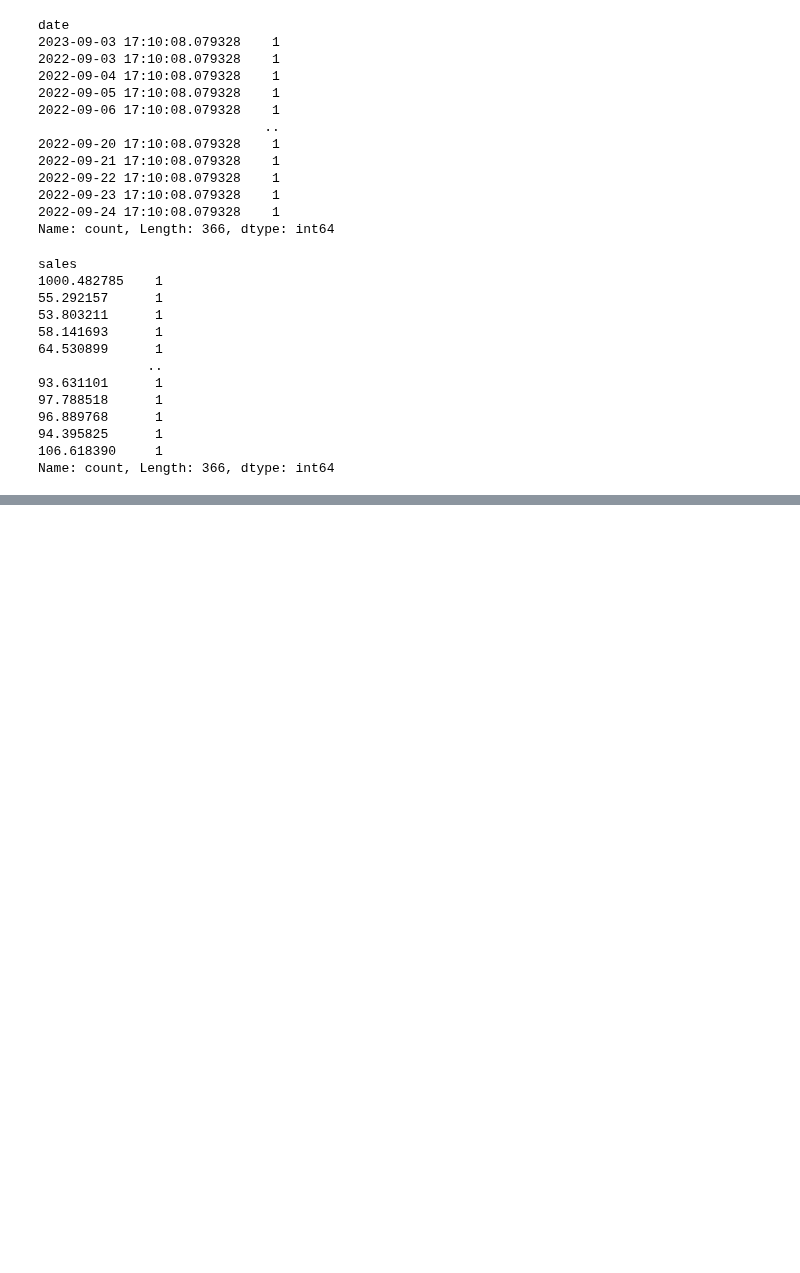
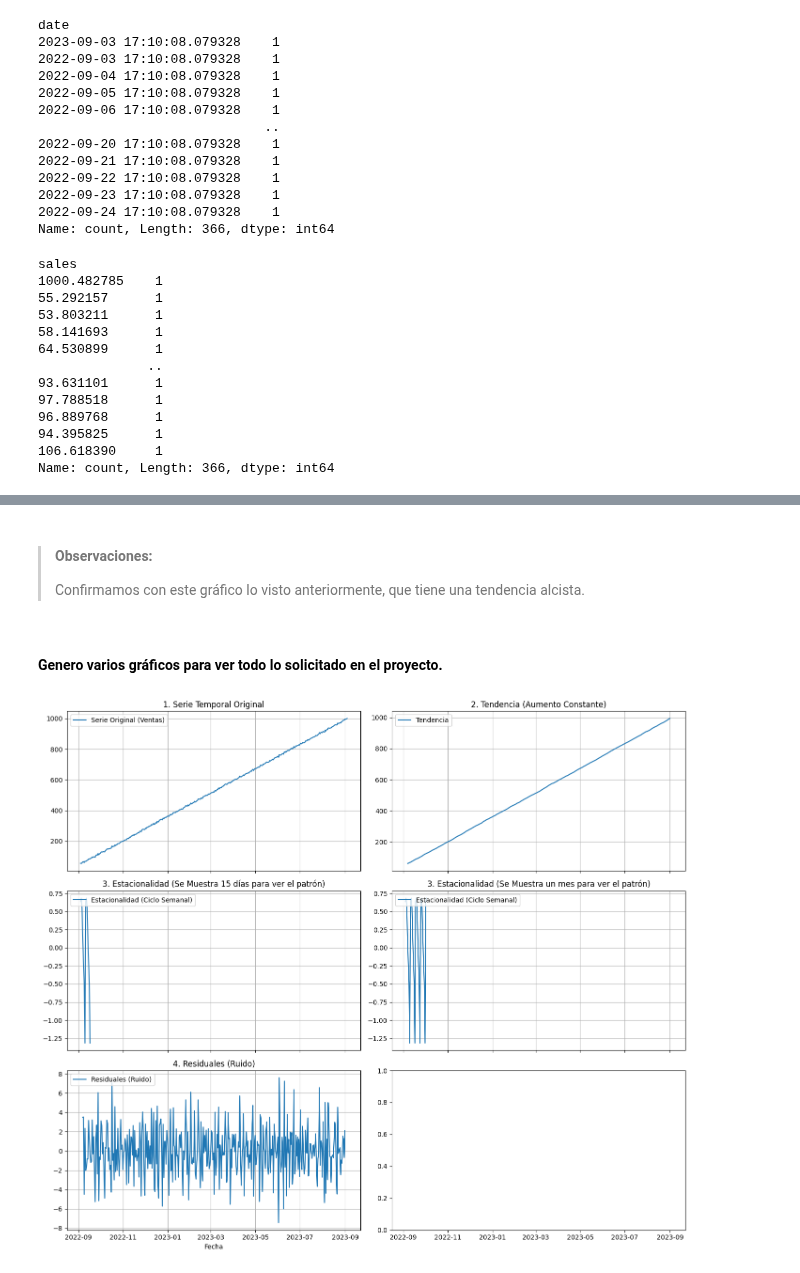
Before and after one commit to 4GeeksAcademy/sarayruiz---Machine-Learning, a Jupyter notebook: src/10-time-series-forecasting-sales.ipynb, the cells around one changed output, grey strips where cells are left out. Drawn from its saved outputs; the diff is of its cells as text; code cells hidden in the pictures; blank space fills up the shorter version.

```diff
--- a/src/10-time-series-forecasting-sales.ipynb
+++ b/src/10-time-series-forecasting-sales.ipynb
@@ -120,0 +158,50 @@ Almacena el modelo en la carpeta correspondiente.
+# %% [markdown]
+>#### Observaciones:
+>Confirmamos con este gráfico lo visto anteriormente, que tiene una tendencia alcista.
+# %% [markdown]
+#### Genero varios gráficos para ver todo lo solicitado en el proyecto.
+# %%
+df = df.set_index('date')
+ts_data = df['sales']
+
+# El período es 7 (semanal).
+decomposition = seasonal_decompose(ts_data, model='additive', period=7)
+
+# Genero varios gráficos para verlos conjuntamente.
+fig, axes = plt.subplots(3, 2, figsize=(14, 12), sharex=True)
+
+# Serie Original
+axes[0,0].plot(ts_data, label='Serie Original (Ventas)')
+axes[0,0].set_title('1. Serie Temporal Original')
+axes[0,0].legend(loc='upper left')
+axes[0,0].grid(True)
+
+# Tendencia
+axes[0,1].plot(decomposition.trend, label='Tendencia')
+axes[0,1].set_title('2. Tendencia (Aumento Constante)')
+axes[0,1].legend(loc='upper left')
+axes[0,1].grid(True)
+
+# Estacionalidad 15 dias
+axes[1,0].plot(decomposition.seasonal.iloc[0:14], label='Estacionalidad (Ciclo Semanal)')
+axes[1,0].set_title('3. Estacionalidad (Se Muestra 15 días para ver el patrón)')
+axes[1,0].legend(loc='upper left')
+axes[1,0].grid(True)
+
+# Estacionalidad 30 dias
+axes[1, 1].plot(decomposition.seasonal.iloc[0:30], label='Estacionalidad (Ciclo Semanal)')
+axes[1, 1].set_title('3. Estacionalidad (Se Muestra un mes para ver el patrón)')
+axes[1, 1].legend(loc='upper left')
+axes[1, 1].grid(True)
+
+# Ruido/Residuales
+axes[2, 0].plot(decomposition.resid, label='Residuales (Ruido)')
+axes[2, 0].set_title('4. Residuales (Ruido)')
+axes[2, 0].legend(loc='upper left')
+axes[2, 0].grid(True)
+axes[2, 0].set_xlabel('Fecha')
+
+plt.tight_layout()
+plt.show()
+# %% [output]
+[figure, added]
```
Also changed, not shown: parts of 30 cells of this notebook.
